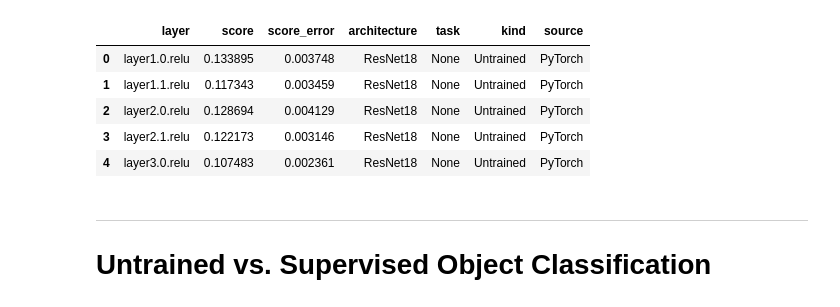
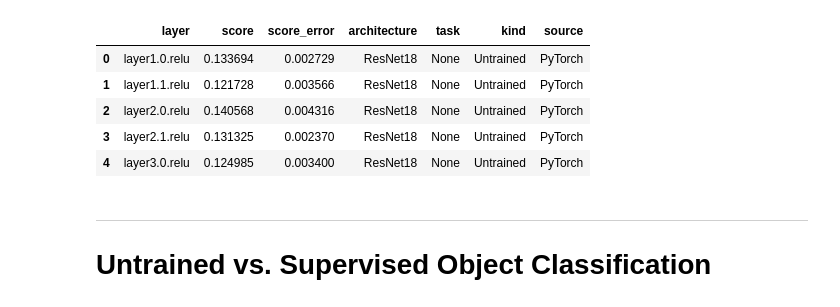
Before and after one commit to EricElmoznino/encoder_dimensionality, a Jupyter notebook: notebooks/explore_encoding_performances.ipynb, the cells around one changed output. Cells and saved outputs as stored; diff of their text form; code cells hidden in the pictures.

```diff
--- a/notebooks/explore_encoding_performances.ipynb
+++ b/notebooks/explore_encoding_performances.ipynb
@@ -1,30 +1,30 @@
 # %%
 import sys
 sys.path.append('../')
 import pandas as pd
 import seaborn as sns; sns.set(style='darkgrid', context='poster')
 from matplotlib import pyplot as plt
 from matplotlib.gridspec import GridSpec
 
-benchmark = 'dicarlo.MajajHong2015.IT.public-lin'
+benchmark = 'dicarlo.MajajHong2015.IT.public-pls'
 pooling = True
 
 data = pd.read_csv(f'../results/encoding|benchmark:{benchmark}|pooling:{pooling}.csv')
 
 tf_to_pt_layer_map = {'encode_2': 'layer1.0.relu', 'encode_3': 'layer1.1.relu',
                       'encode_4': 'layer2.0.relu', 'encode_5': 'layer2.1.relu',
                       'encode_6': 'layer3.0.relu', 'encode_7': 'layer3.1.relu',
                       'encode_8': 'layer4.0.relu', 'encode_9': 'layer4.1.relu'}
 data.loc[:, 'layer'] = data['layer'].replace(tf_to_pt_layer_map)
 
 data.head()
 # %% [output]
 |  | layer | score | score_error | architecture | task | kind | source |
-| 0 | layer1.0.relu | 0.133895 | 0.003748 | ResNet18 | None | Untrained | PyTorch |
-| 1 | layer1.1.relu | 0.117343 | 0.003459 | ResNet18 | None | Untrained | PyTorch |
-| 2 | layer2.0.relu | 0.128694 | 0.004129 | ResNet18 | None | Untrained | PyTorch |
-| 3 | layer2.1.relu | 0.122173 | 0.003146 | ResNet18 | None | Untrained | PyTorch |
-| 4 | layer3.0.relu | 0.107483 | 0.002361 | ResNet18 | None | Untrained | PyTorch |
+| 0 | layer1.0.relu | 0.133694 | 0.002729 | ResNet18 | None | Untrained | PyTorch |
+| 1 | layer1.1.relu | 0.121728 | 0.003566 | ResNet18 | None | Untrained | PyTorch |
+| 2 | layer2.0.relu | 0.140568 | 0.004316 | ResNet18 | None | Untrained | PyTorch |
+| 3 | layer2.1.relu | 0.131325 | 0.002370 | ResNet18 | None | Untrained | PyTorch |
+| 4 | layer3.0.relu | 0.124985 | 0.003400 | ResNet18 | None | Untrained | PyTorch |
 # %% [markdown]
 ---
 # Untrained vs. Supervised Object Classification
```
Also changed, not shown: parts of 3 cells of this notebook, 2 other files.
